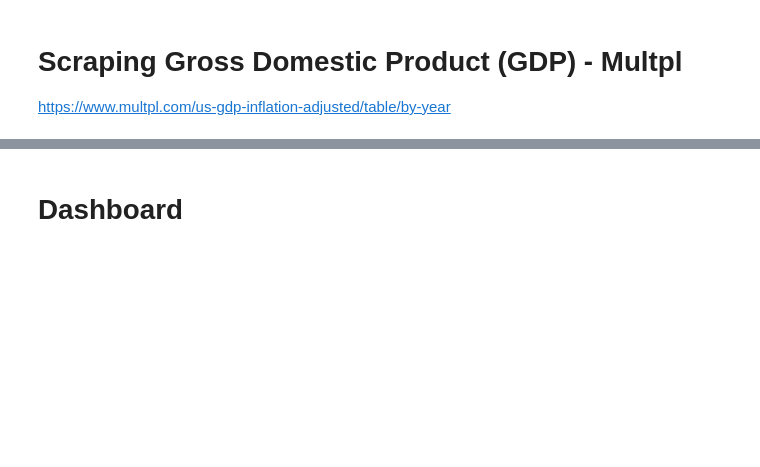
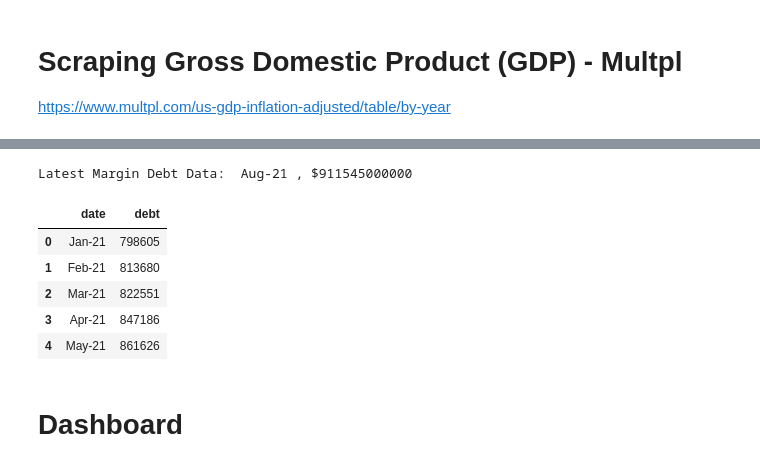
Before and after one commit to saychelsea11/Finance_And_Covid_Tracking_Dashboard, a Jupyter notebook: Finance_tracking.ipynb, the cells around one changed output, grey strips where cells are left out. Saved outputs shown, nothing was run; the diff lists cells and outputs as text; code cells hidden in the pictures; blank space fills up the shorter version.

```diff
--- a/Finance_tracking.ipynb
+++ b/Finance_tracking.ipynb
@@ -539,3 +602,36 @@ df_gdp.head()
+# %%
+req = requests.get('https://www.finra.org/investors/learn-to-invest/advanced-investing/margin-statistics')
+bs = BeautifulSoup(req.content,'lxml')
+search = bs.find_all('td')
+
+date = []
+debt = []
+
+for i in search:
+  #print (i)
+  if "Month/Year" in i.get('data-th'):
+    date.append(i.text)
+  if "Debit Balances" in i.get('data-th'):
+    debt.append(i.text)
+
+df_debt = pd.DataFrame()
+df_debt['date'] = date
+#df_debt['date'] = df_debt['date'].apply(pd.to_datetime())
+df_debt['debt'] = debt
+df_debt['debt'] = df_debt['debt'].apply(lambda x: int(x.replace(',','')))
+latest_data = df_debt[df_debt['date'].str.contains(r'-21')]
+
+print ("Latest Margin Debt Data: ",list(latest_data['date'])[-1], ", $" + str(list(latest_data['debt'])[-1]*1000000))
+
+df_debt.head()
+# %% [output]
+Latest Margin Debt Data:  Aug-21 , $911545000000
+|  | date | debt |
+| 0 | Jan-21 | 798605 |
+| 1 | Feb-21 | 813680 |
+| 2 | Mar-21 | 822551 |
+| 3 | Apr-21 | 847186 |
+| 4 | May-21 | 861626 |
 # %% [markdown]
 # Dashboard
 # %% [markdown]
```
Also changed, not shown: parts of 20 cells of this notebook.
